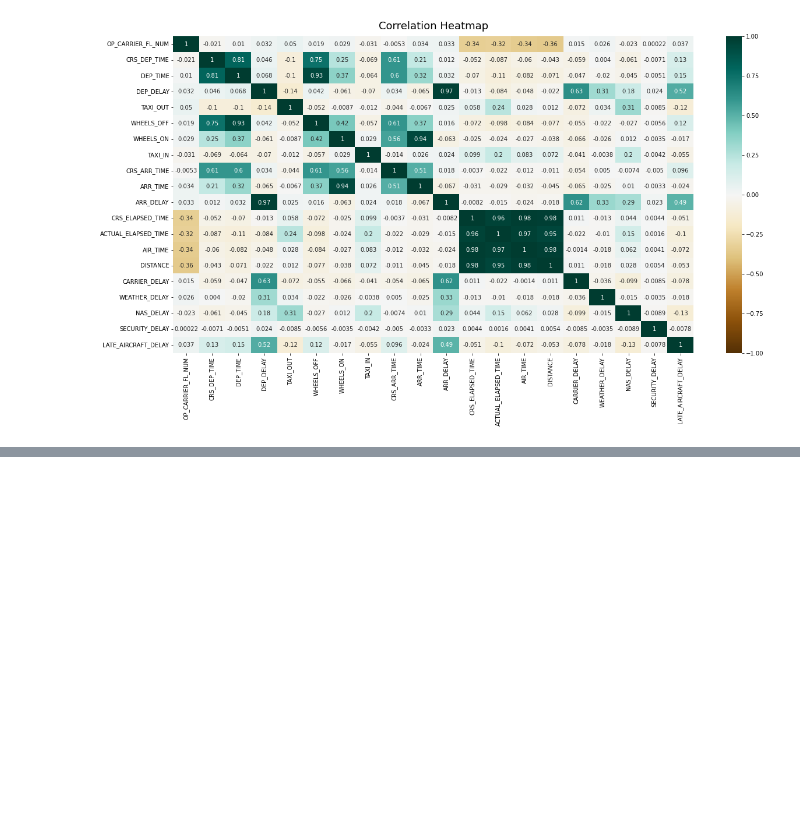
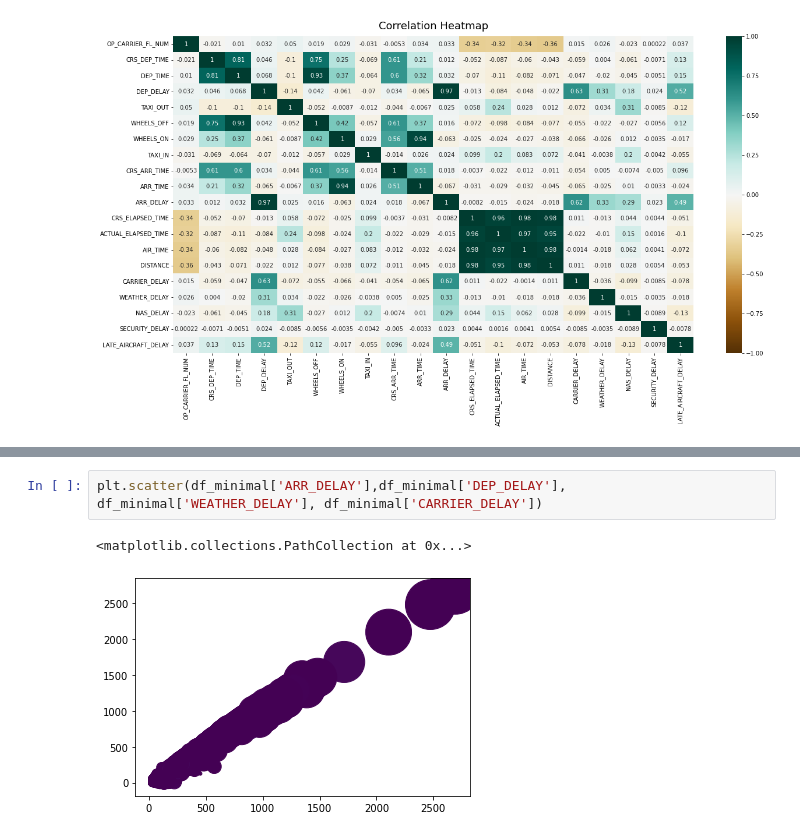
Before and after one commit to AdityaThakur1/flight-data-modelling, a Jupyter notebook: src/data_analysis.ipynb, the cells around one changed output, grey strips where cells are left out. Saved outputs shown, nothing was run; the diff lists cells and outputs as text; blank space fills up the shorter version.

```diff
--- a/src/data_analysis.ipynb
+++ b/src/data_analysis.ipynb
@@ -82,0 +162,5 @@ plt.savefig('corr_heatmap.png', dpi=300, bbox_inches='tight')
+# %%
+plt.scatter(df_minimal['ARR_DELAY'],df_minimal['DEP_DELAY'], df_minimal['WEATHER_DELAY'], df_minimal['CARRIER_DELAY'])
+# %% [output]
+<matplotlib.collections.PathCollection at 0x...>
+[figure, added]
```
Also changed, not shown: parts of 8 cells of this notebook.
